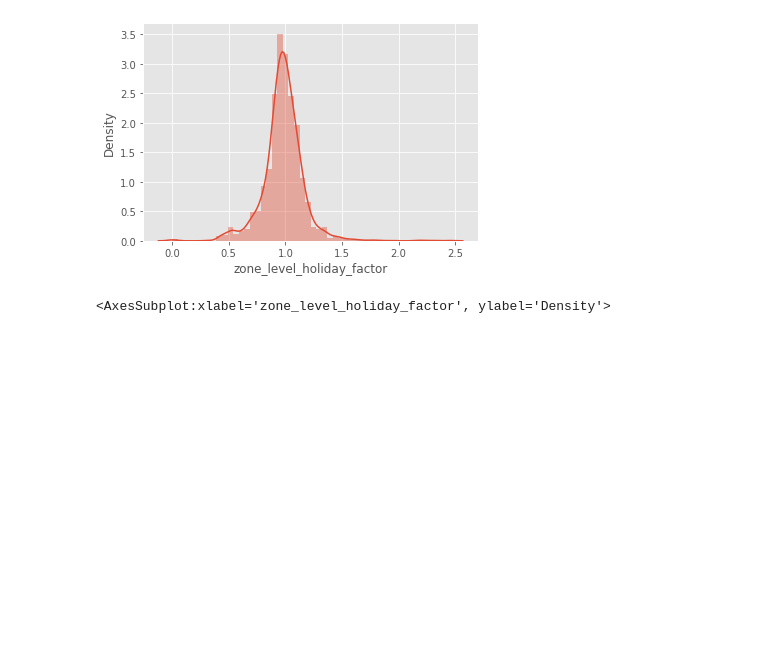
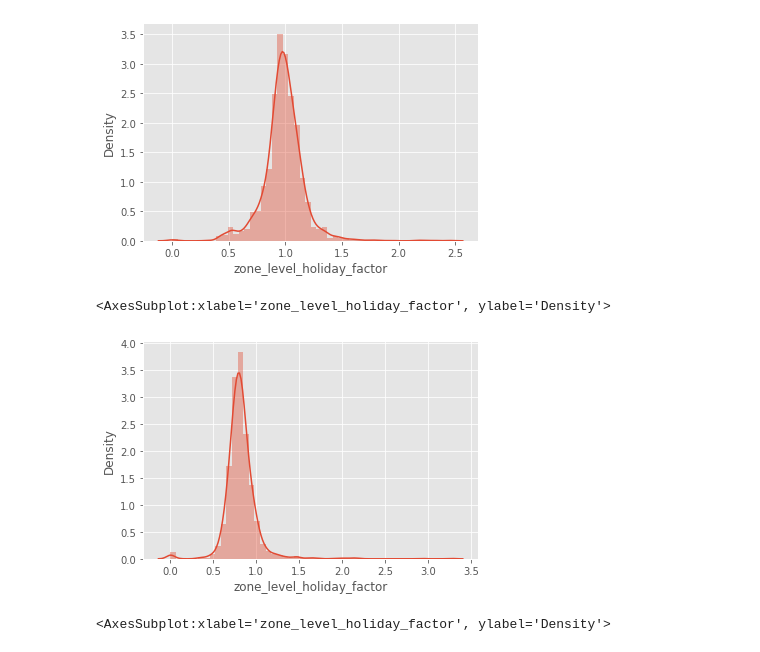
Before and after one commit to soreasy/bayesian_hierarchical_models, a Jupyter notebook: Holiday Effects - Demand Side.ipynb, the cells around one changed output. Saved outputs shown, nothing was run; the diff lists cells and outputs as text; code cells hidden in the pictures; blank space fills up the shorter version.

```diff
--- a/Holiday Effects.ipynb
+++ b/Holiday Effects - Demand Side.ipynb
@@ -28,6 +33,11 @@ sns.distplot(df.loc[df.holiday_name == 'Super Bowl'].zone_level_holiday_factor)
 # %% [output]
 <AxesSubplot:xlabel='zone_level_holiday_factor', ylabel='Density'>
 [figure]
+# %%
+sns.distplot(df.loc[df.holiday_name == "Mother's Day"].zone_level_holiday_factor)
+# %% [output]
+<AxesSubplot:xlabel='zone_level_holiday_factor', ylabel='Density'>
+[figure, added]
 # %%
 sns.distplot(df.loc[df.holiday_name == 'Labor Day'].zone_level_holiday_factor)
 # %% [output]
```
Also changed, not shown: parts of 53 cells of this notebook, 1 other file.
